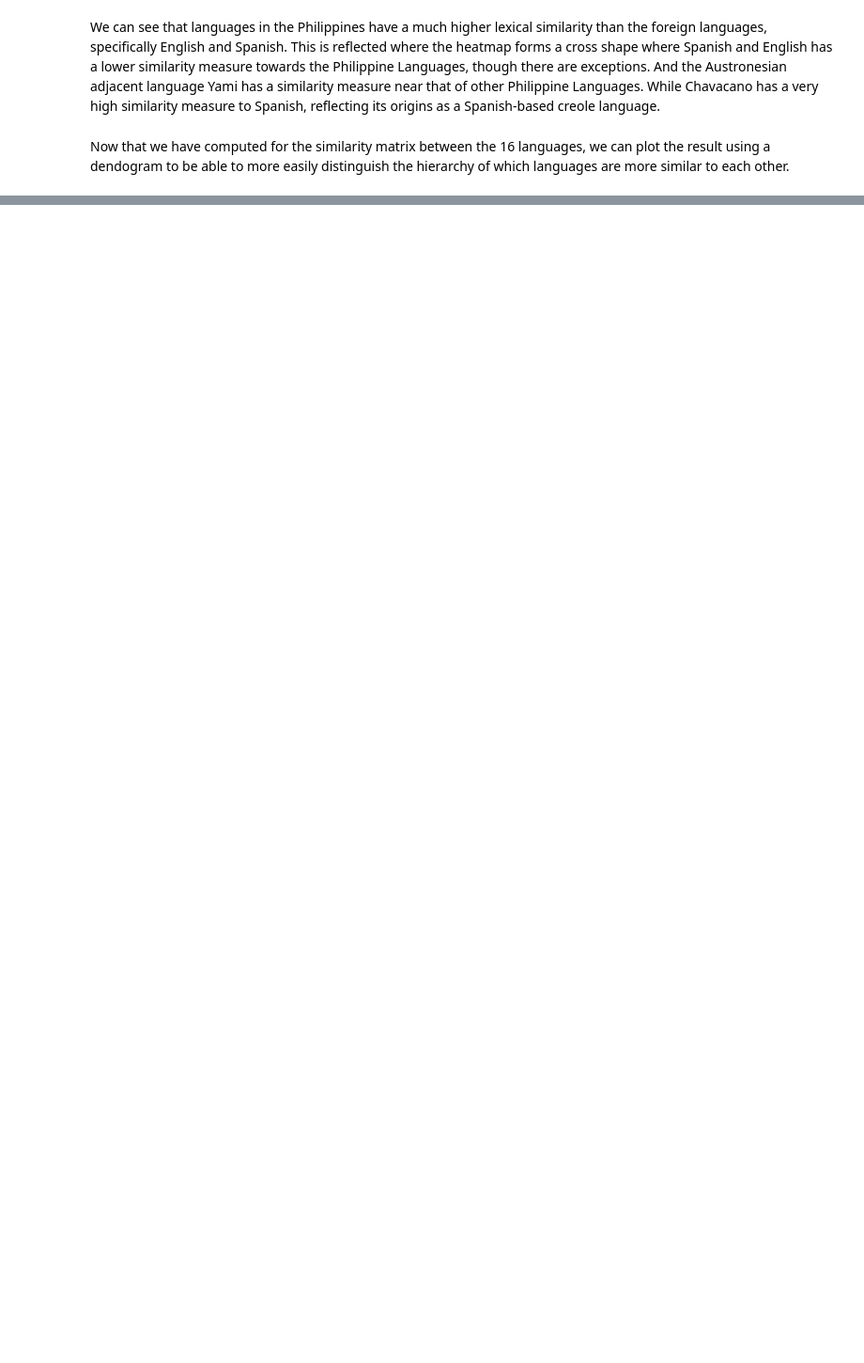
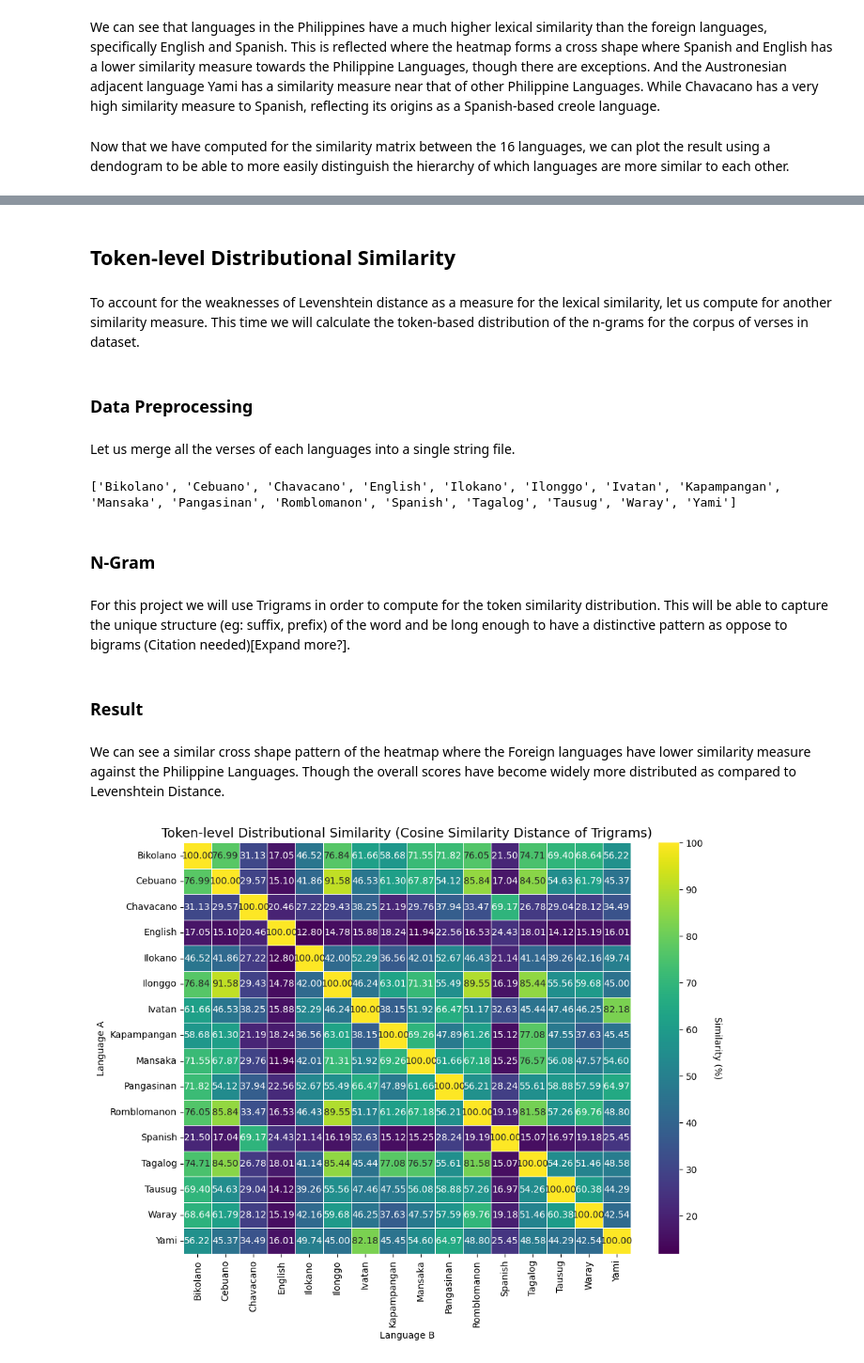
Before and after one commit to xandreiAThome/philippine-language-clustering, a Jupyter notebook: language-clustering.ipynb, the cells around one changed output, grey strips where cells are left out. Shown: that part at 94% size. Saved outputs shown, nothing was run; the diff lists cells and outputs as text; code cells hidden in the pictures; blank space fills up the shorter version.

Commit message:
feat: added n-gram cos sim measure
fix: removed non alphabetic chars

```diff
--- a/language-clustering.ipynb
+++ b/language-clustering.ipynb
@@ -324,0 +285,58 @@ plt.show()
+# %% [markdown]
+## Token-level Distributional Similarity
+# %% [markdown]
+To account for the weaknesses of Levenshtein distance as a measure for the lexical similarity, let us compute for another similarity measure. This time we will calculate the token-based distribution of the n-grams for the corpus of verses in dataset.
+# %% [markdown]
+### Data Preprocessing
+# %% [markdown]
+Let us merge all the verses of each languages into a single string file.
+# %%
+def load_corpus(filename, text_column="Text"):
+    df = pd.read_csv(filename, sep="\t", dtype=str)
+    if text_column not in df.columns:
+        raise ValueError(f"File {filename} must contain a '{text_column}' column.")
+    text_list = df[text_column].dropna().tolist()
+
+    #
+    cleaned_text = " ".join([re.sub(r"[^\w\s]", "", text, flags=re.UNICODE).lower() for text in text_list])
+    return cleaned_text
+# %%
+corpus = []
+labels = []
+for file in tsv_files:
+    lang_corpus = load_corpus(file)
+
+    if lang_corpus:
+        corpus.append(lang_corpus)
+        labels.append(file.stem)
+
+print(labels)
+# %% [output]
+['Bikolano', 'Cebuano', 'Chavacano', 'English', 'Ilokano', 'Ilonggo', 'Ivatan', 'Kapampangan', 'Mansaka', 'Pangasinan', 'Romblomanon', 'Spanish', 'Tagalog', 'Tausug', 'Waray', 'Yami']
+# %% [markdown]
+### N-Gram
+# %% [markdown]
+For this project we will use Trigrams in order to compute for the token similarity distribution. This will be able to capture the unique structure (eg: suffix, prefix) of the word and be long enough to have a distinctive pattern as oppose to bigrams (Citation needed)[Expand more?].
+# %%
+from sklearn.feature_extraction.text import CountVectorizer
+from sklearn.metrics.pairwise import cosine_similarity
+
+vectorizer = CountVectorizer(analyzer='char', ngram_range=(3, 3))
+vectors = vectorizer.fit_transform(corpus)
+cosine_sim_matrix = cosine_similarity(vectors)
+# %% [markdown]
+### Result
+# %% [markdown]
+We can see a similar cross shape pattern of the heatmap where the Foreign languages have lower similarity measure against the Philippine Languages. Though the overall scores have become widely more distributed as compared to Levenshtein Distance.
+# %%
+plt.figure(figsize=(10, 8))
+sns.heatmap(cosine_sim_matrix * 100, annot=True, cmap="viridis", fmt=".2f", linewidths=.5, xticklabels=labels, yticklabels=labels)
+plt.title("Token-level Distributional Similarity (Cosine Similarity Distance of Trigrams)", fontsize=14)
+plt.xlabel("Language B")
+plt.ylabel("Language A")
+cbar = plt.gca().collections[0].colorbar
+cbar.set_label("Similarity (%)", rotation=270, labelpad=20)
+plt.tight_layout()
+plt.show()
+# %% [output]
+[figure, added]
```
Also changed, not shown: parts of 21 cells of this notebook, 1 other file.
